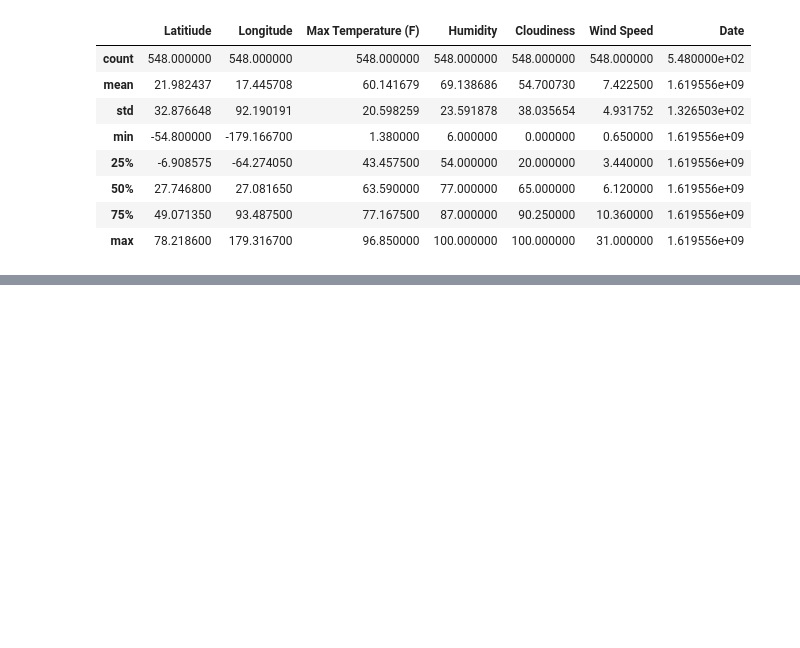
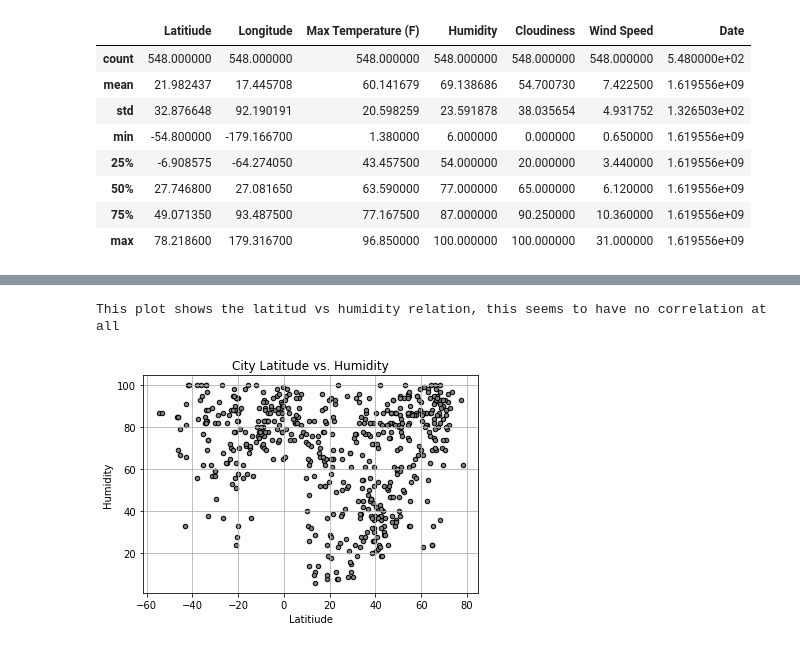
Before and after one commit to carlosmendozaj/Weather-Python-API, a Jupyter notebook: WeatherPy/WeatherPy.ipynb, the cells around one changed output, grey strips where cells are left out. Drawn from its saved outputs; the diff is of its cells as text; code cells hidden in the pictures; blank space fills up the shorter version.

```diff
--- a/WeatherPy/WeatherPy.ipynb
+++ b/WeatherPy/WeatherPy.ipynb
@@ -162,0 +176,10 @@ weather_df.describe()
+# %%
+#City Latitude vs. Humidity
+weather_df.plot(kind='scatter', x = 'Latitiude', y = 'Humidity',
+               color = 'grey', edgecolors = "black")
+plt.grid()
+plt.title("City Latitude vs. Humidity")
+print("This plot shows the latitud vs humidity relation, this seems to have no correlation at all")
+# %% [output]
+This plot shows the latitud vs humidity relation, this seems to have no correlation at all
+[figure, added]
```
Also changed, not shown: parts of 5 cells of this notebook.
